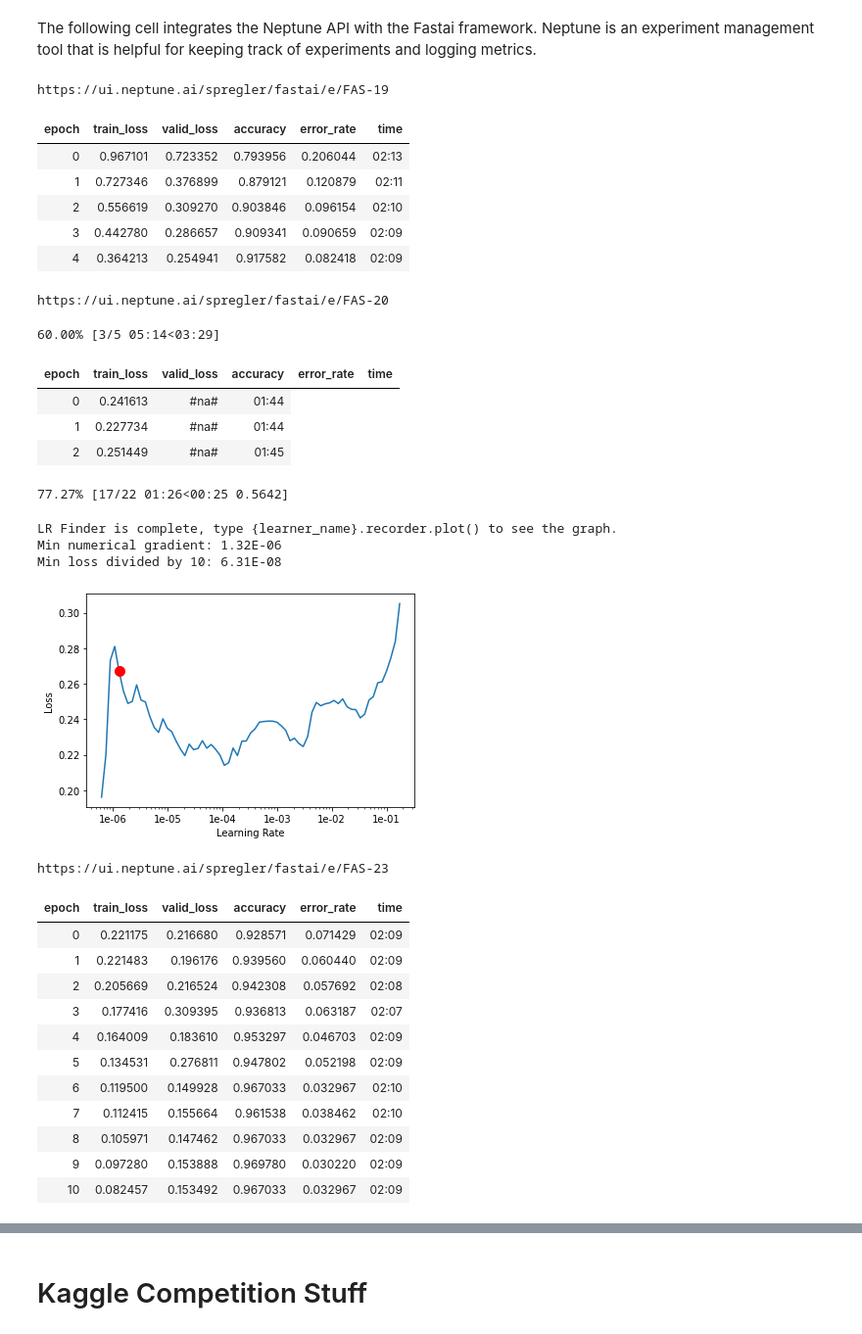
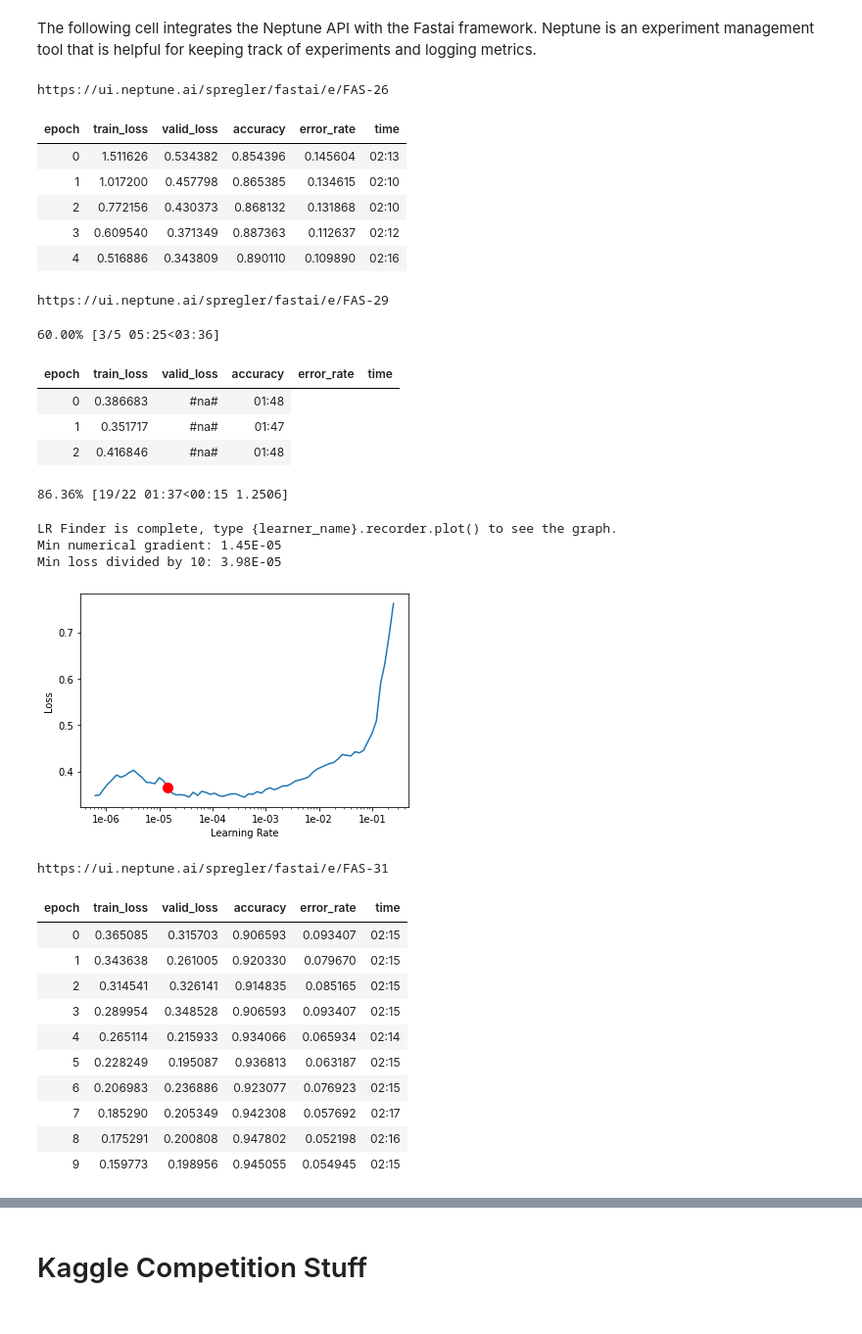
Before and after one commit to spregler/Plant-Pathology-Capstone, a Jupyter notebook: capstone.ipynb, the cells around one changed output, grey strips where cells are left out. Shown at 98% size. Drawn from its saved outputs; the diff is of its cells as text; code cells hidden in the pictures.

```diff
--- a/capstone.ipynb
+++ b/capstone.ipynb
@@ -142,7 +146,8 @@ Name: class, dtype: int64
 np.random.seed(42)
 src = (ImageList.from_df(train_df, root_dir, folder='images', suffix='.jpg')
        .split_by_rand_pct(0.2)
-       .label_from_df())
+       .label_from_df()
+       .add_test(test_data))
 
 tfms = get_transforms(flip_vert=True, max_lighting=0.1, max_zoom=1.5, max_rotate=90.0)
 
@@ -162,31 +169,31 @@ from neptunecontrib.monitoring.fastai import NeptuneMonitor
 arch = models.resnet50 # define model
 
 with neptune.create_experiment(params={'lr':1e-3}):
-  learner = cnn_learner(data, arch, metrics=[accuracy , error_rate],
+  learn = cnn_learner(data, arch, metrics=[accuracy , error_rate],
                         callback_fns=[NeptuneMonitor], wd=1e-3).to_fp32()
-  learner.fit_one_cycle(5, 1e-3) # fit to our data
+  learn.fit_one_cycle(5, 1e-3) # fit to our data
 # %% [output]
-https://ui.neptune.ai/spregler/fastai/e/FAS-19
+https://ui.neptune.ai/spregler/fastai/e/FAS-26
 | epoch | train_loss | valid_loss | accuracy | error_rate | time |
-| 0 | 0.967101 | 0.723352 | 0.793956 | 0.206044 | 02:13 |
-| 1 | 0.727346 | 0.376899 | 0.879121 | 0.120879 | 02:11 |
-| 2 | 0.556619 | 0.309270 | 0.903846 | 0.096154 | 02:10 |
-| 3 | 0.442780 | 0.286657 | 0.909341 | 0.090659 | 02:09 |
-| 4 | 0.364213 | 0.254941 | 0.917582 | 0.082418 | 02:09 |
+| 0 | 1.511626 | 0.534382 | 0.854396 | 0.145604 | 02:13 |
+| 1 | 1.017200 | 0.457798 | 0.865385 | 0.134615 | 02:10 |
+| 2 | 0.772156 | 0.430373 | 0.868132 | 0.131868 | 02:10 |
+| 3 | 0.609540 | 0.371349 | 0.887363 | 0.112637 | 02:12 |
+| 4 | 0.516886 | 0.343809 | 0.890110 | 0.109890 | 02:16 |
 # %%
 with neptune.create_experiment():
-  learner.lr_find() # find optimal lr
-  learner.recorder.plot(suggestion=True)
+  learn.lr_find() # find optimal lr
+  learn.recorder.plot(suggestion=True)
 # %% [output]
-https://ui.neptune.ai/spregler/fastai/e/FAS-20
+https://ui.neptune.ai/spregler/fastai/e/FAS-29
-60.00% [3/5 05:14<03:29]
+60.00% [3/5 05:25<03:36]
 | epoch | train_loss | valid_loss | accuracy | error_rate | time |
-| 0 | 0.241613 | #na# | 01:44 |
-| 1 | 0.227734 | #na# | 01:44 |
-| 2 | 0.251449 | #na# | 01:45 |
+| 0 | 0.386683 | #na# | 01:48 |
+| 1 | 0.351717 | #na# | 01:47 |
+| 2 | 0.416846 | #na# | 01:48 |
-77.27% [17/22 01:26<00:25 0.5642]
+86.36% [19/22 01:37<00:15 1.2506]
 LR Finder is complete, type {learner_name}.recorder.plot() to see the graph.
-Min numerical gradient: 1.32E-06
-Min loss divided by 10: 6.31E-08
+Min numerical gradient: 1.45E-05
+Min loss divided by 10: 3.98E-05
-[figure, old version]
+[figure, new version]
 # %%
@@ -196,18 +203,17 @@ learner.unfreeze()
 # %%
 with neptune.create_experiment():
-  learner.fit_one_cycle(11, slice(1.5e-05,1e-04))
+  learn.fit_one_cycle(10, slice(1.45e-05,3.98e-04))
 # %% [output]
-https://ui.neptune.ai/spregler/fastai/e/FAS-23
+https://ui.neptune.ai/spregler/fastai/e/FAS-31
 | epoch | train_loss | valid_loss | accuracy | error_rate | time |
-| 0 | 0.221175 | 0.216680 | 0.928571 | 0.071429 | 02:09 |
-| 1 | 0.221483 | 0.196176 | 0.939560 | 0.060440 | 02:09 |
-| 2 | 0.205669 | 0.216524 | 0.942308 | 0.057692 | 02:08 |
-| 3 | 0.177416 | 0.309395 | 0.936813 | 0.063187 | 02:07 |
-| 4 | 0.164009 | 0.183610 | 0.953297 | 0.046703 | 02:09 |
-| 5 | 0.134531 | 0.276811 | 0.947802 | 0.052198 | 02:09 |
-| 6 | 0.119500 | 0.149928 | 0.967033 | 0.032967 | 02:10 |
-| 7 | 0.112415 | 0.155664 | 0.961538 | 0.038462 | 02:10 |
-| 8 | 0.105971 | 0.147462 | 0.967033 | 0.032967 | 02:09 |
-| 9 | 0.097280 | 0.153888 | 0.969780 | 0.030220 | 02:09 |
-| 10 | 0.082457 | 0.153492 | 0.967033 | 0.032967 | 02:09 |
+| 0 | 0.365085 | 0.315703 | 0.906593 | 0.093407 | 02:15 |
+| 1 | 0.343638 | 0.261005 | 0.920330 | 0.079670 | 02:15 |
+| 2 | 0.314541 | 0.326141 | 0.914835 | 0.085165 | 02:15 |
+| 3 | 0.289954 | 0.348528 | 0.906593 | 0.093407 | 02:15 |
+| 4 | 0.265114 | 0.215933 | 0.934066 | 0.065934 | 02:14 |
+| 5 | 0.228249 | 0.195087 | 0.936813 | 0.063187 | 02:15 |
+| 6 | 0.206983 | 0.236886 | 0.923077 | 0.076923 | 02:15 |
+| 7 | 0.185290 | 0.205349 | 0.942308 | 0.057692 | 02:17 |
+| 8 | 0.175291 | 0.200808 | 0.947802 | 0.052198 | 02:16 |
+| 9 | 0.159773 | 0.198956 | 0.945055 | 0.054945 | 02:15 |
 # %%
```
Also changed, not shown: parts of 15 cells of this notebook.
